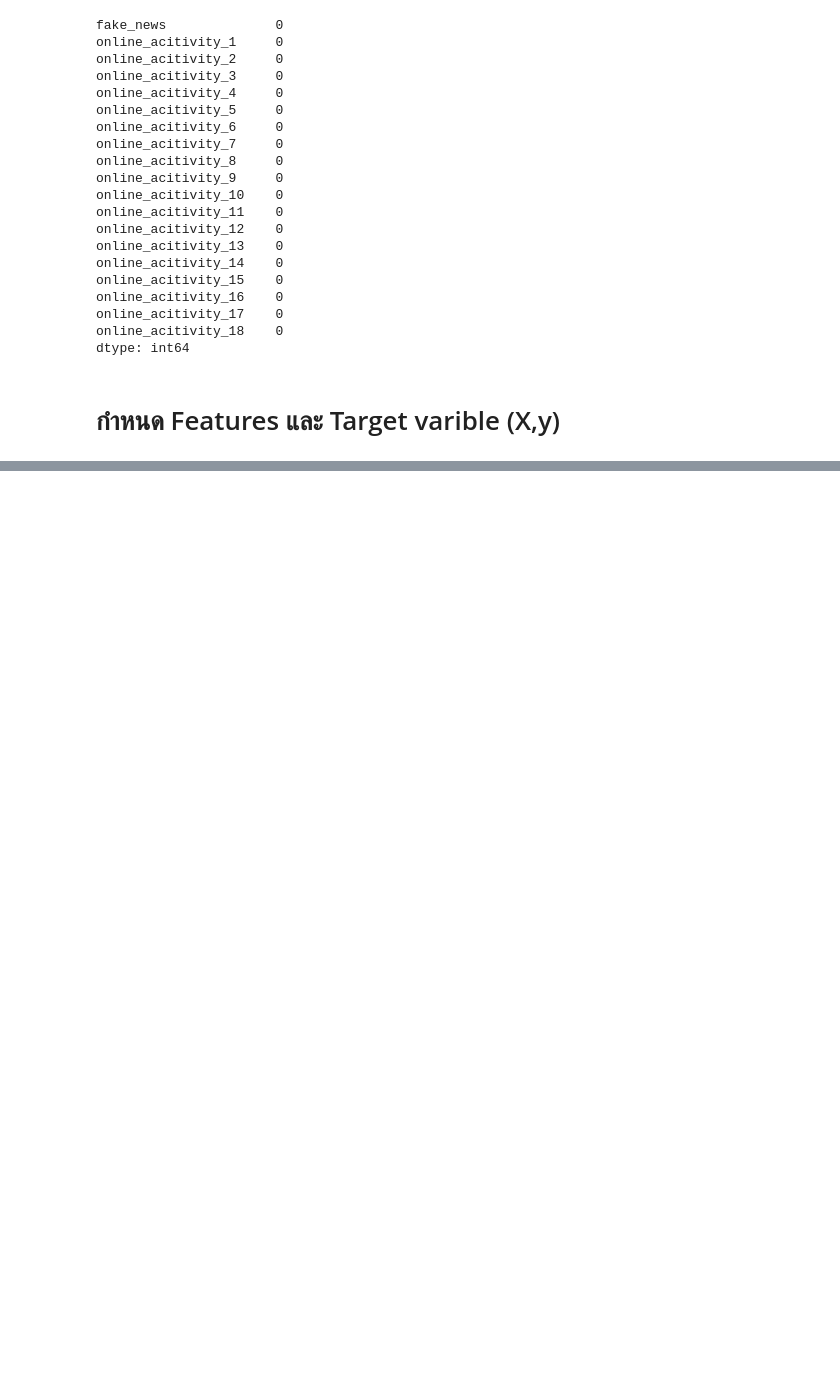
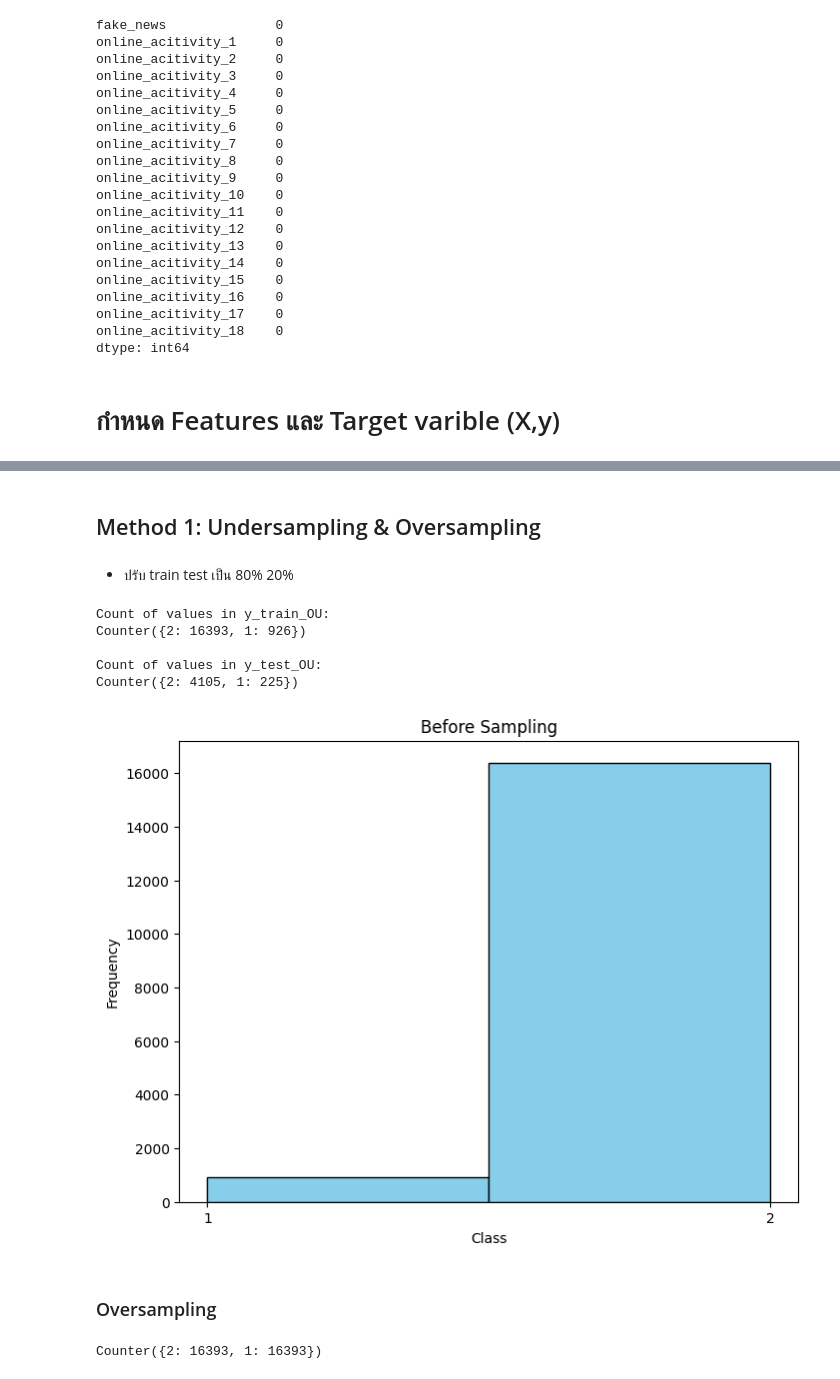
Before and after one commit to Piyaphat23/BSC_DPDM23, a Jupyter notebook: Internet.ipynb, the cells around one changed output, grey strips where cells are left out. Cells and saved outputs as stored; diff of their text form; code cells hidden in the pictures; blank space fills up the shorter version.

```diff
--- a/Internet.ipynb
+++ b/Internet.ipynb
@@ -390,0 +237,48 @@ print(classification_report(y_test, y_pred))
+# %% [markdown]
+## Method 1: Undersampling & Oversampling
+# %% [markdown]
+- ปรับ train test เป็น 80% 20%
+# %%
+from imblearn.over_sampling import RandomOverSampler
+from imblearn.under_sampling import RandomUnderSampler
+
+# แบ่งข้อมูลออกเป็นชุด
+X_train_OU, X_test_OU, y_train_OU, y_test_OU = train_test_split(X, y, test_size=0.2, random_state=0)
+# %%
+from collections import Counter
+
+# นับค่าที่ปรากฏซ้ำกันใน y_train_OU
+count_y_train_OU = Counter(y_train_OU)
+
+# นับค่าที่ปรากฏซ้ำกันใน y_test_OU
+count_y_test_OU = Counter(y_test_OU)
+
+
+print("Count of values in y_train_OU:")
+print(count_y_train_OU)
+print()
+
+print("Count of values in y_test_OU:")
+print(count_y_test_OU)
+print()
+# %% [output]
+Count of values in y_train_OU:
+Counter({2: 16393, 1: 926})
+
+Count of values in y_test_OU:
+Counter({2: 4105, 1: 225})
+# %%
+import matplotlib.pyplot as plt
+
+# แสดง Histogram ของ y_train_OU ก่อนการทำ Over and Under Sampling
+plt.figure(figsize=(8, 6))
+plt.hist(y_train_OU, bins=2, color='skyblue', edgecolor='black')
+plt.title('Before Sampling')
+plt.xlabel('Class')
+plt.ylabel('Frequency')
+plt.xticks([1, 2])  # กำหนดแกน x เป็นคลาส 1 และ 2
+plt.show()
+# %% [output]
+[figure, added]
+# %% [markdown]
+### Oversampling
@@ -390,0 +289,7 @@ print(classification_report(y_test, y_pred))
+# %%
+count_y_train_over = Counter(y_train_over)
+
+print(count_y_train_over)
+print()
+# %% [output]
+Counter({2: 16393, 1: 16393})
```
Also changed, not shown: parts of 117 cells of this notebook.
